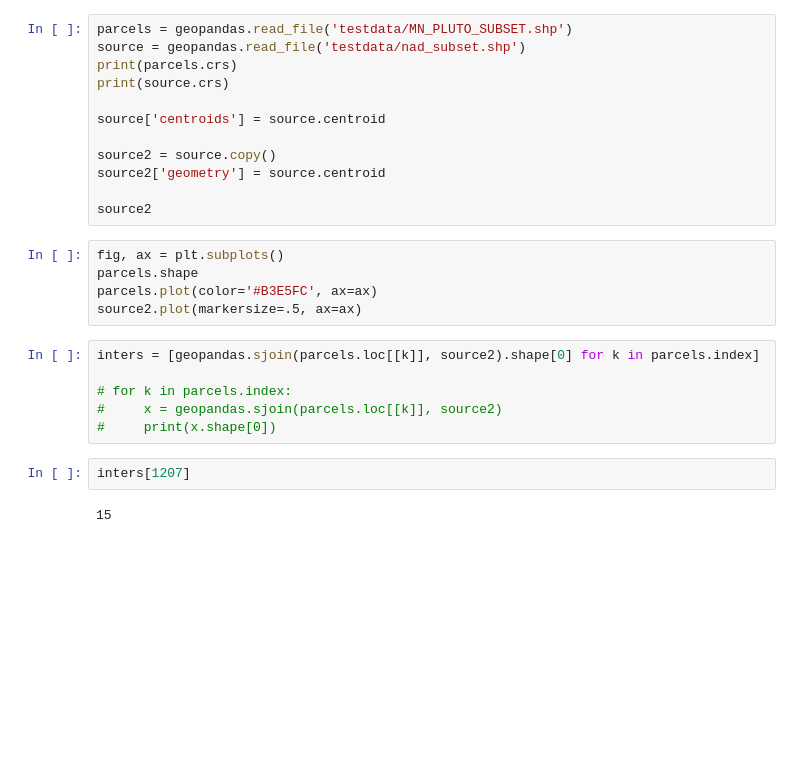
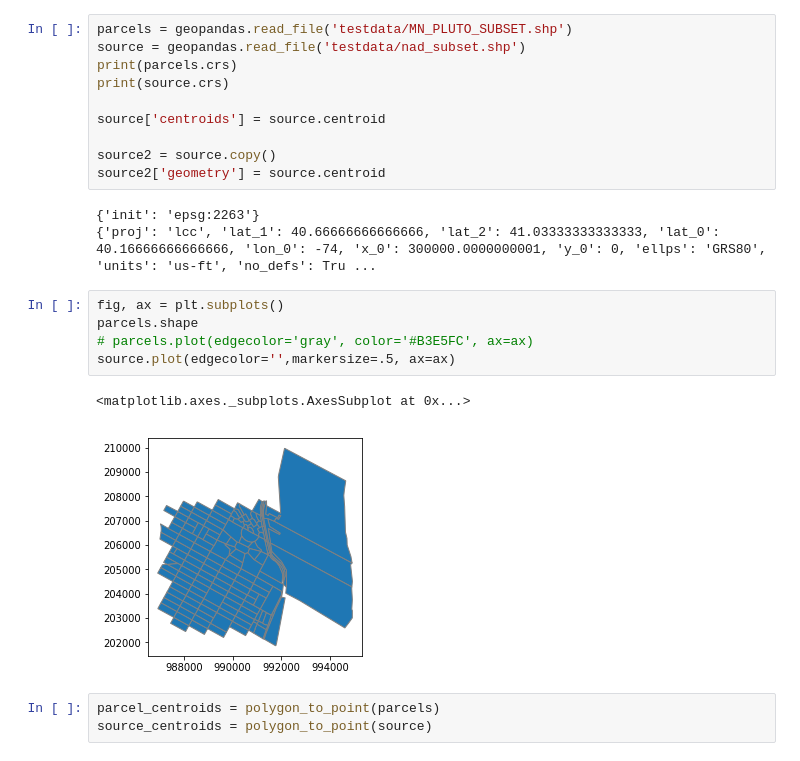
Before and after one commit to Prukutu/dasymetric_disaggregation, a Jupyter notebook: interesect_test.ipynb, the cells around one changed output. Saved outputs shown, nothing was run; the diff lists cells and outputs as text; blank space fills up the shorter version.

```diff
--- a/interesect_test.ipynb
+++ b/interesect_test.ipynb
@@ -41,20 +24,17 @@ source['centroids'] = source.centroid
 
 source2 = source.copy()
 source2['geometry'] = source.centroid
-
-source2
+# %% [output]
+{'init': 'epsg:2263'}
+{'proj': 'lcc', 'lat_1': 40.66666666666666, 'lat_2': 41.03333333333333, 'lat_0': 40.16666666666666, 'lon_0': -74, 'x_0': 300000.0000000001, 'y_0': 0, 'ellps': 'GRS80', 'units': 'us-ft', 'no_defs': Tru ...
 # %%
 fig, ax = plt.subplots()
 parcels.shape
-parcels.plot(color='#B3E5FC', ax=ax)
-source2.plot(markersize=.5, ax=ax)
+# parcels.plot(edgecolor='gray', color='#B3E5FC', ax=ax)
+source.plot(edgecolor='',markersize=.5, ax=ax)
+# %% [output]
+<matplotlib.axes._subplots.AxesSubplot at 0x...>
+[figure, added]
-# %%
-inters = [geopandas.sjoin(parcels.loc[[k]], source2).shape[0] for k in parcels.index]
-
-# for k in parcels.index:
-#     x = geopandas.sjoin(parcels.loc[[k]], source2)
-#     print(x.shape[0])
-# %%
-inters[1207]
-# %% [output]
-15
+# %%
+parcel_centroids = polygon_to_point(parcels)
+source_centroids = polygon_to_point(source)
```
Also changed, not shown: parts of 7 cells of this notebook, 1 other file.
